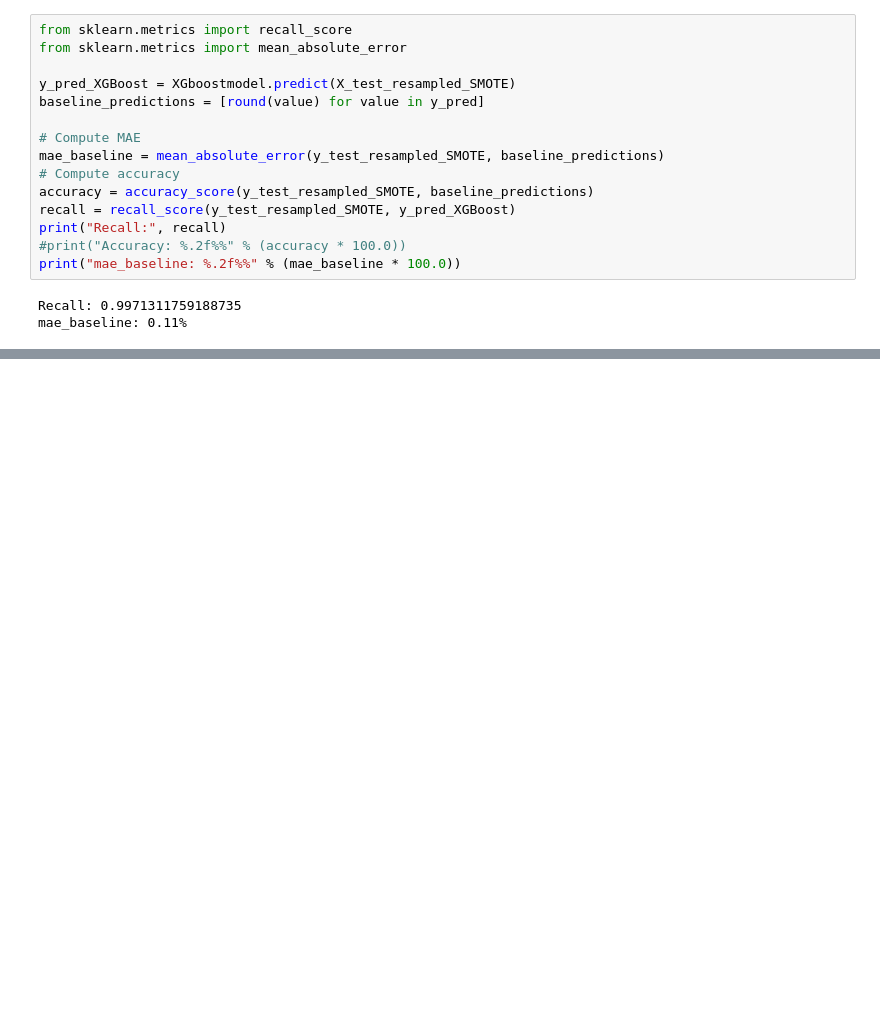
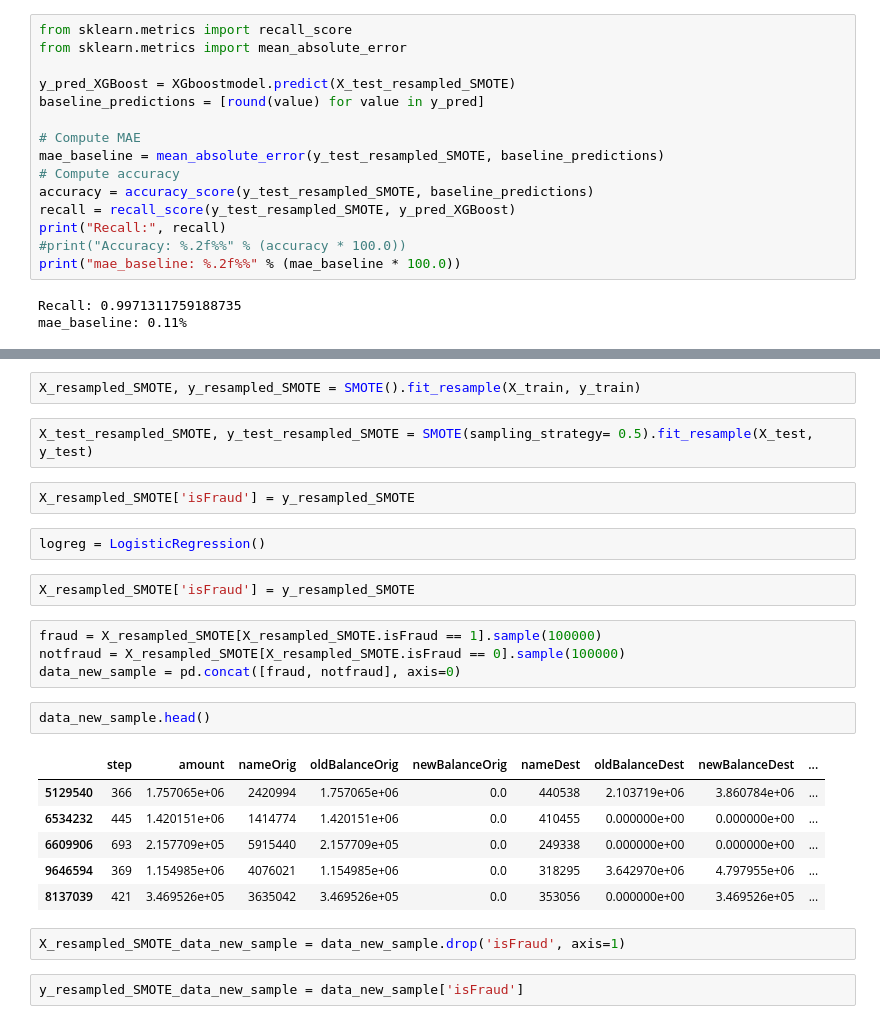
Before and after one commit to AlcaRmsp/the_laundromat, a Jupyter notebook: Data_Modelling_Rebalancing_LR.ipynb, the cells around one changed output, grey strips where cells are left out. Cells and saved outputs as stored; diff of their text form; blank space fills up the shorter version.

```diff
--- a/Data_Modelling_Rebalancing_LR.ipynb
+++ b/Data_Modelling_Rebalancing_LR.ipynb
@@ -490,0 +497,27 @@ df_new.head()
+# %%
+X_resampled_SMOTE, y_resampled_SMOTE = SMOTE().fit_resample(X_train, y_train)
+# %%
+X_test_resampled_SMOTE, y_test_resampled_SMOTE = SMOTE(sampling_strategy= 0.5).fit_resample(X_test, y_test)
+# %%
+X_resampled_SMOTE['isFraud'] = y_resampled_SMOTE
+# %%
+logreg = LogisticRegression()
+# %%
+X_resampled_SMOTE['isFraud'] = y_resampled_SMOTE
+# %%
+fraud = X_resampled_SMOTE[X_resampled_SMOTE.isFraud == 1].sample(100000)
+notfraud = X_resampled_SMOTE[X_resampled_SMOTE.isFraud == 0].sample(100000)
+data_new_sample = pd.concat([fraud, notfraud], axis=0)
+# %%
+data_new_sample.head()
+# %% [output]
+|  | step | amount | nameOrig | oldBalanceOrig | newBalanceOrig | nameDest | oldBalanceDest | newBalanceDest | ... |
+| 5129540 | 366 | 1.757065e+06 | 2420994 | 1.757065e+06 | 0.0 | 440538 | 2.103719e+06 | 3.860784e+06 | ... |
+| 6534232 | 445 | 1.420151e+06 | 1414774 | 1.420151e+06 | 0.0 | 410455 | 0.000000e+00 | 0.000000e+00 | ... |
+| 6609906 | 693 | 2.157709e+05 | 5915440 | 2.157709e+05 | 0.0 | 249338 | 0.000000e+00 | 0.000000e+00 | ... |
+| 9646594 | 369 | 1.154985e+06 | 4076021 | 1.154985e+06 | 0.0 | 318295 | 3.642970e+06 | 4.797955e+06 | ... |
+| 8137039 | 421 | 3.469526e+05 | 3635042 | 3.469526e+05 | 0.0 | 353056 | 0.000000e+00 | 3.469526e+05 | ... |
+# %%
+X_resampled_SMOTE_data_new_sample = data_new_sample.drop('isFraud', axis=1)
+# %%
+y_resampled_SMOTE_data_new_sample = data_new_sample['isFraud']
```
Also changed, not shown: parts of 50 cells of this notebook.
